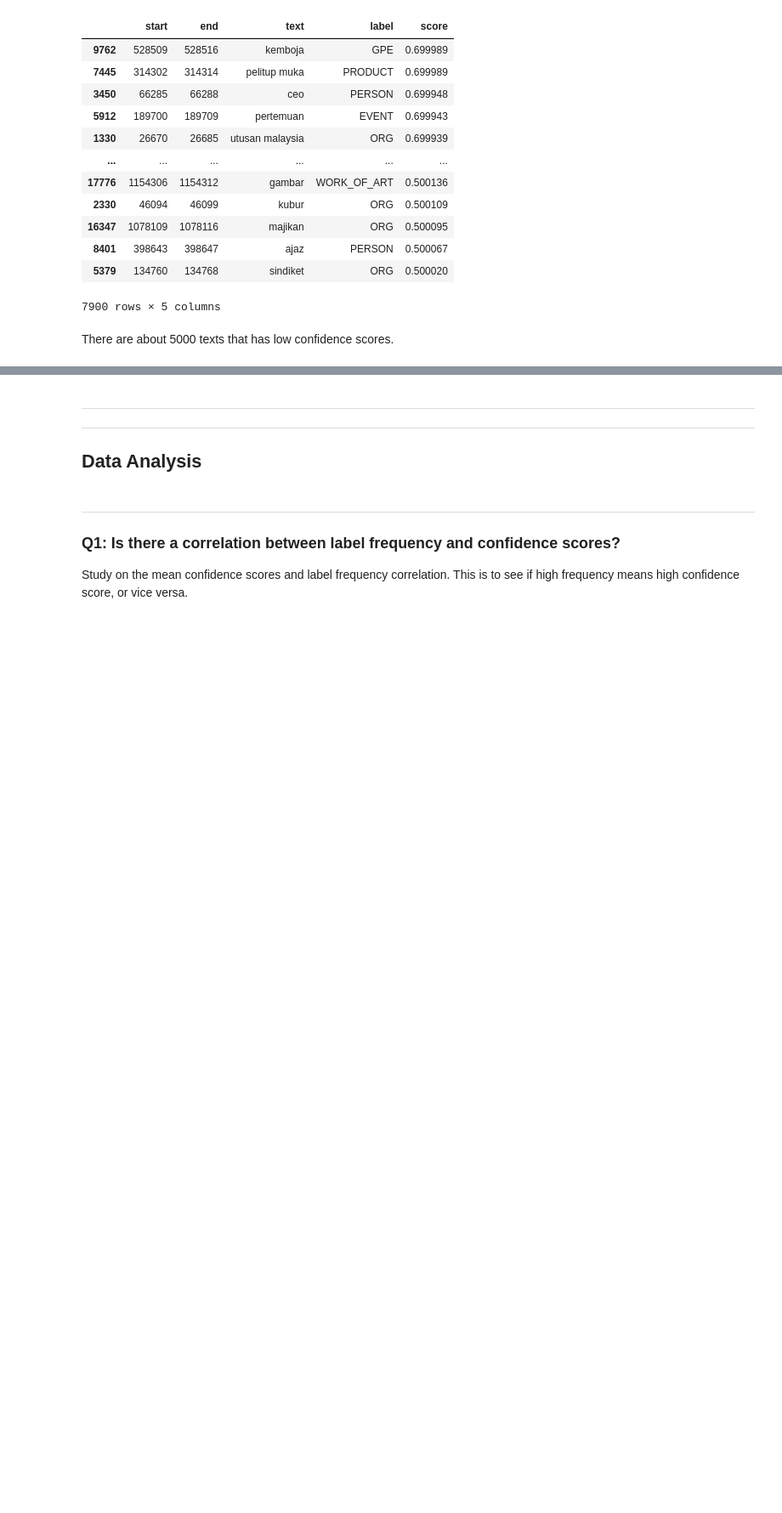
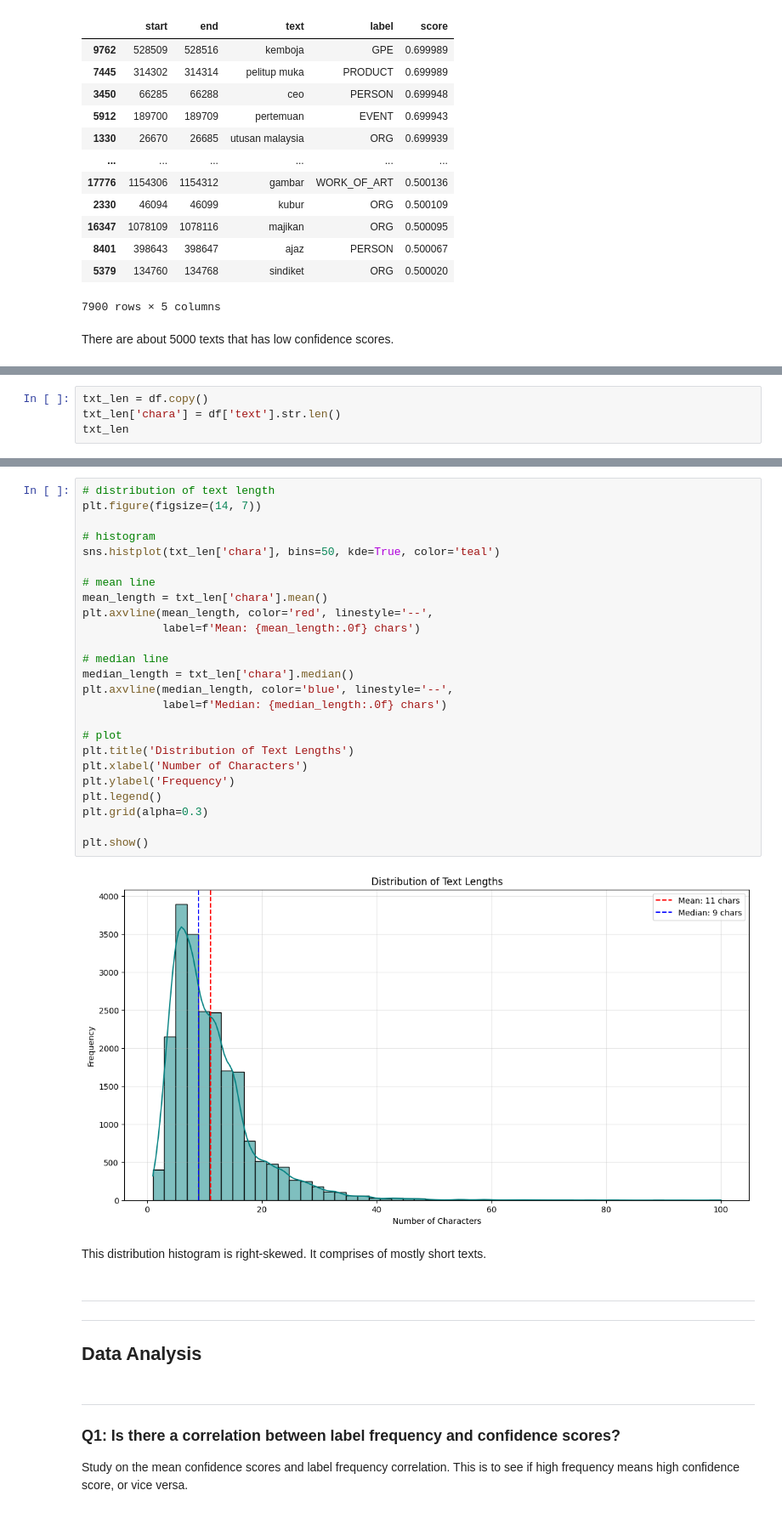
Before and after one commit to marifirfanibrahim/ner_news_malay, a Jupyter notebook: model_gliner/poor_conf_analysis.ipynb, the cells around one changed output, grey strips where cells are left out. Shown: that part at 85% size. Drawn from its saved outputs; the diff is of its cells as text; blank space fills up the shorter version.

```diff
--- a/model_gliner/poor_conf_analysis.ipynb
+++ b/model_gliner/poor_conf_analysis.ipynb
@@ -366,0 +376,4 @@ There are about 5000 texts that has low confidence scores.
+# %%
+txt_len = df.copy()
+txt_len['chara'] = df['text'].str.len()
+txt_len
@@ -367,3 +394,32 @@ There are about 5000 texts that has low confidence scores.
+# %%
+# distribution of text length
+plt.figure(figsize=(14, 7))
+
+# histogram
+sns.histplot(txt_len['chara'], bins=50, kde=True, color='teal')
+
+# mean line
+mean_length = txt_len['chara'].mean()
+plt.axvline(mean_length, color='red', linestyle='--',
+            label=f'Mean: {mean_length:.0f} chars')
+
+# median line
+median_length = txt_len['chara'].median()
+plt.axvline(median_length, color='blue', linestyle='--',
+            label=f'Median: {median_length:.0f} chars')
+
+# plot
+plt.title('Distribution of Text Lengths')
+plt.xlabel('Number of Characters')
+plt.ylabel('Frequency')
+plt.legend()
+plt.grid(alpha=0.3)
+
+plt.show()
+# %% [output]
+[figure, added]
+# %% [markdown]
+This distribution histogram is right-skewed. It comprises of mostly short texts.
 # %% [markdown]
 --------------
 --------------
```
Also changed, not shown: parts of 26 cells of this notebook, 14 other files.
